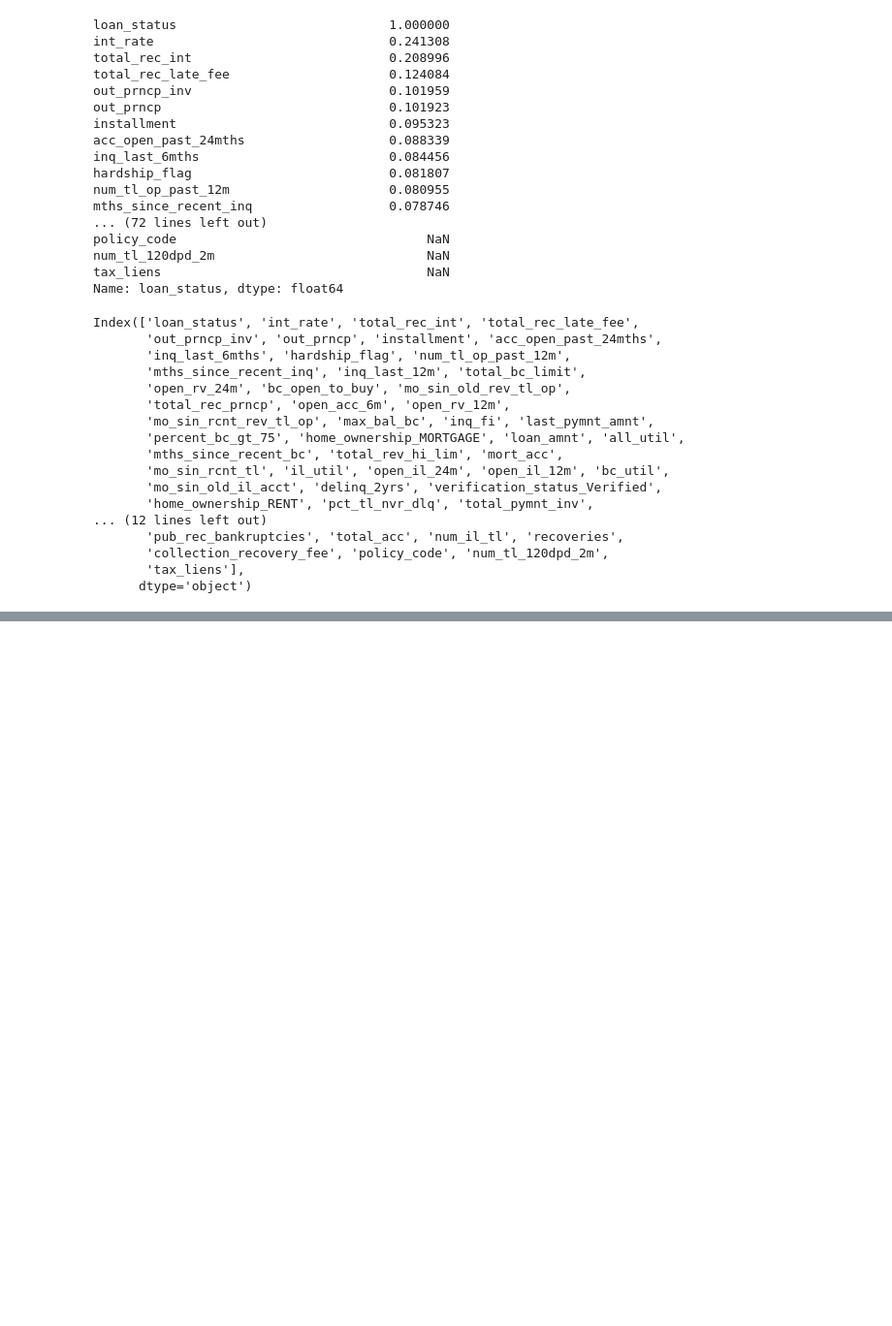
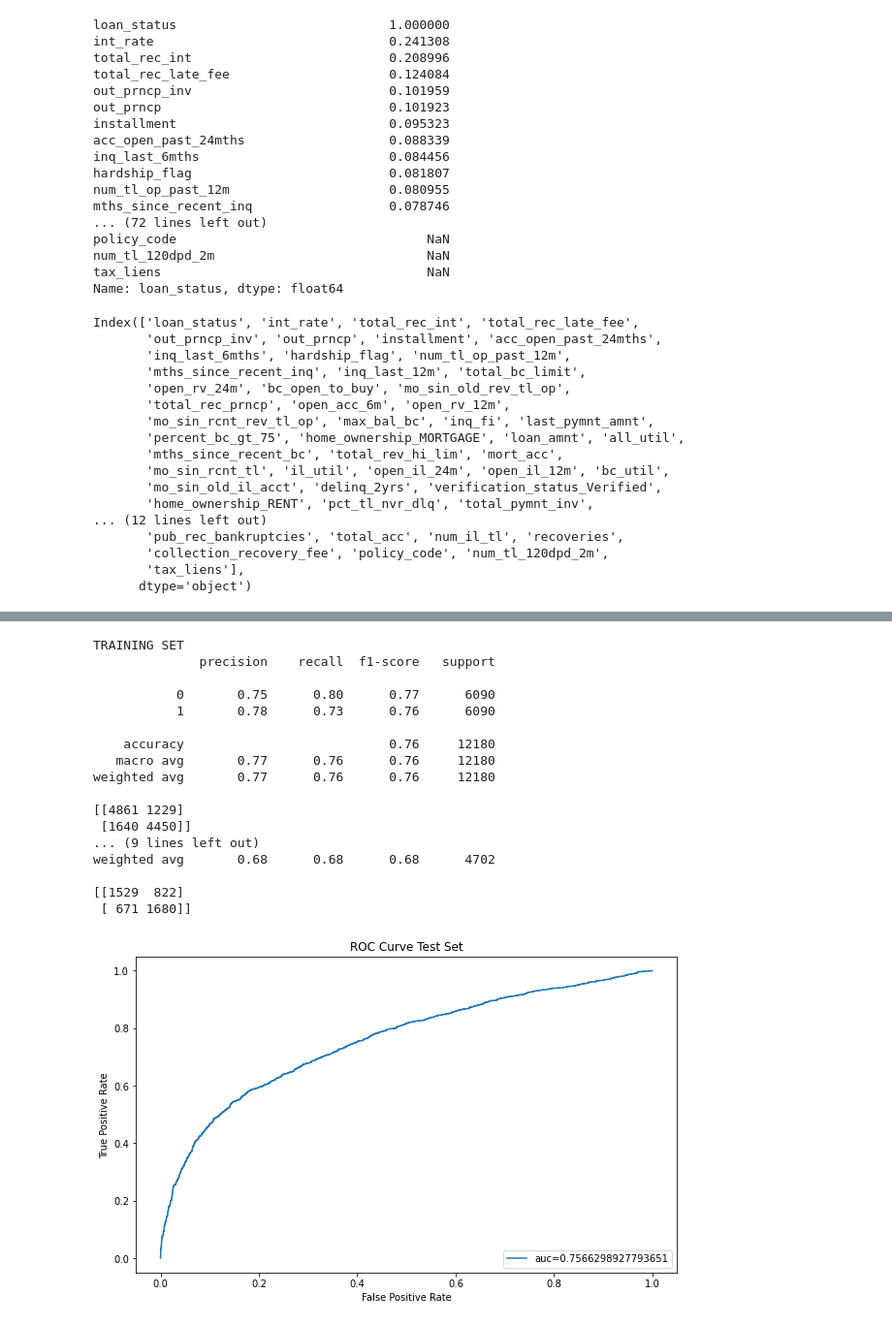
Before and after one commit to Brandilyn0506/smu-data-12-21-homework, a Jupyter notebook: 19-Supervised-Machine-Learning/Submission/Credit Risk Evaluator.ipynb, the cells around one changed output, grey strips where cells are left out. Shown at 97% size. Cells and saved outputs as stored; diff of their text form; code cells hidden in the pictures; blank space fills up the shorter version.

```diff
--- a/19-Supervised-Machine-Learning/Submission/Credit Risk Evaluator.ipynb
+++ b/19-Supervised-Machine-Learning/Submission/Credit Risk Evaluator.ipynb
@@ -451,0 +753,23 @@ ValueError: Input contains NaN, infinity or a value too large for dtype('float64
+# %%
+#ada
+ada = AdaBoostClassifier(random_state=42)
+ada = evaluateModel(ada, X_train, y_train, X_test, y_test)
+# %% [output]
+TRAINING SET
+              precision    recall  f1-score   support
+
+           0       0.75      0.80      0.77      6090
+           1       0.78      0.73      0.76      6090
+
+    accuracy                           0.76     12180
+   macro avg       0.77      0.76      0.76     12180
+weighted avg       0.77      0.76      0.76     12180
+
+[[4861 1229]
+ [1640 4450]]
+... (9 lines left out)
+weighted avg       0.68      0.68      0.68      4702
+
+[[1529  822]
+ [ 671 1680]]
+[figure, added]
```
Also changed, not shown: parts of 68 cells of this notebook.
